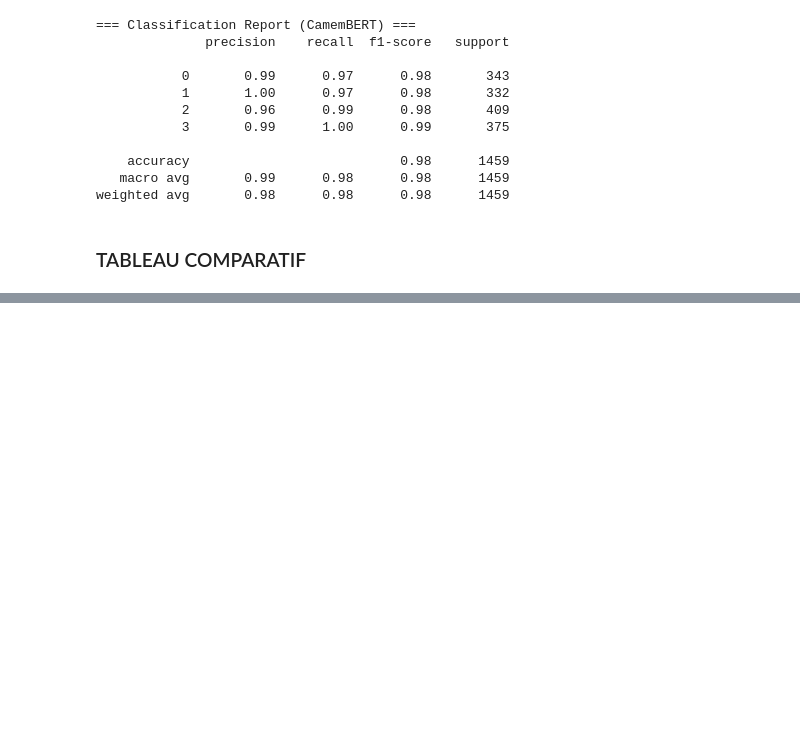
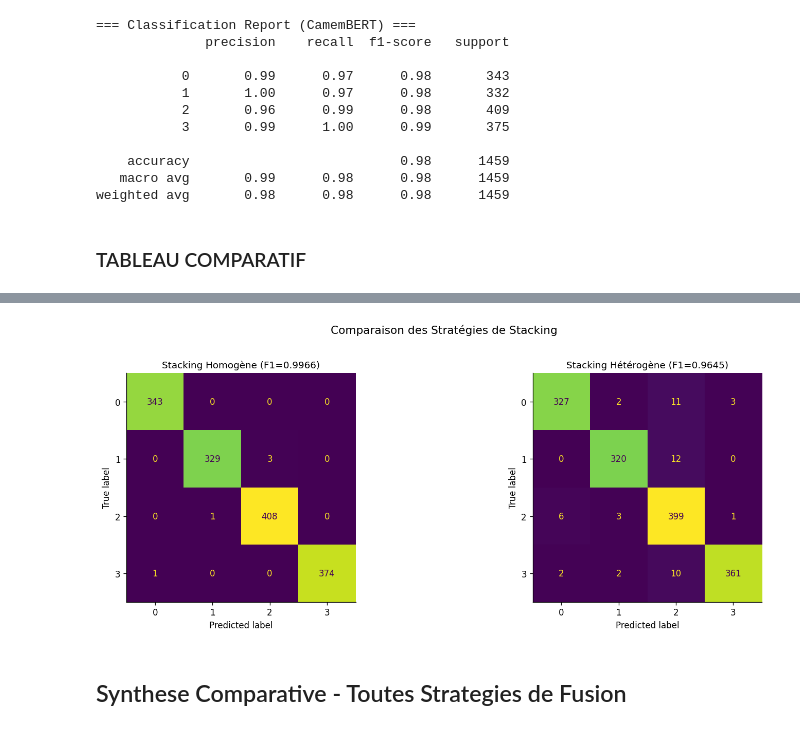
Before and after one commit to baccarifarah/eco-smart-classifier, a Jupyter notebook: src/nlp/text_classification.ipynb, the cells around one changed output, grey strips where cells are left out. Cells and saved outputs as stored; diff of their text form; code cells hidden in the pictures; blank space fills up the shorter version.

```diff
--- a/src/nlp/text_classification.ipynb
+++ b/src/nlp/text_classification.ipynb
@@ -684,0 +1071,20 @@ Naive Bayes          0.9653  0.9619       NaN       NaN        NaN
+# %%
+# ─── Matrice de confusion — Stacking ─────────────────────────────────────────
+
+fig, axes = plt.subplots(1, 2, figsize=(14, 5))
+
+for ax, y_pred_plot, title_plot in [
+    (axes[0], y_pred_stack, f"Stacking Homogène (F1={f1_stack:.4f})"),
+    (axes[1], y_pred_meta,  f"Stacking Hétérogène (F1={f1_meta:.4f})"),
+]:
+    cm_plot = confusion_matrix(y_test_full, y_pred_plot)
+    ConfusionMatrixDisplay(cm_plot).plot(ax=ax, colorbar=False)
+    ax.set_title(title_plot, fontsize=11)
+
+plt.suptitle("Comparaison des Stratégies de Stacking", fontsize=13, y=1.02)
+plt.tight_layout()
+plt.show()
+# %% [output]
+[figure, added]
+# %% [markdown]
+## Synthese Comparative - Toutes Strategies de Fusion
```
Also changed, not shown: parts of 20 cells of this notebook, 2 other files.
